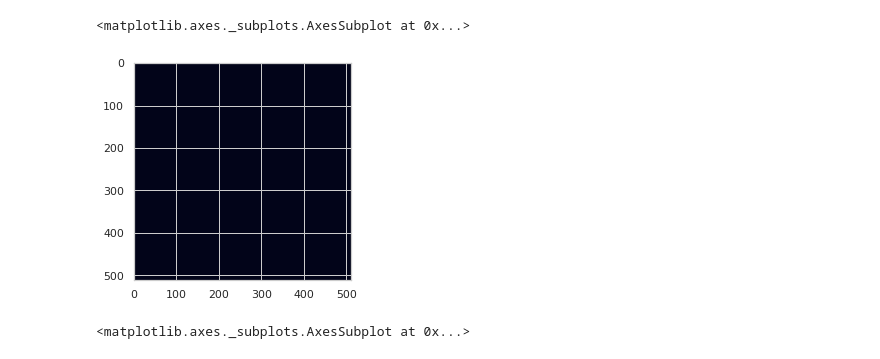
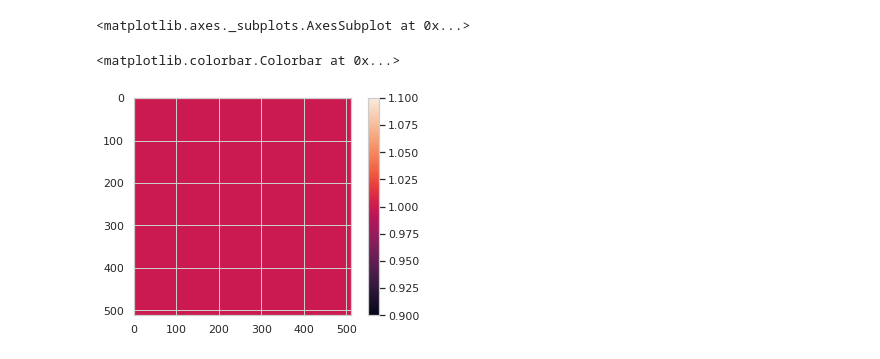
Before and after one commit to mblackgeo/AntarcticRockOutcrop, a Jupyter notebook: burton_johnson_model.ipynb, the cells around one changed output. Saved outputs shown, nothing was run; the diff lists cells and outputs as text; code cells hidden in the pictures.

```diff
--- a/burton_johnson_model.ipynb
+++ b/burton_johnson_model.ipynb
@@ -124,12 +124,13 @@ rplt.show(B10)
 <matplotlib.axes._subplots.AxesSubplot at 0x...>
 # %%
 # The example tile is landlocked. skipping coastline mask for now
-coastMaskBin = B2 > 0
+coastMaskBin = (B2 > 0).astype(int)
 
-rplt.show(coastMaskBin)
+plt.imshow(coastMaskBin.squeeze())
+plt.colorbar()
 # %% [output]
+<matplotlib.colorbar.Colorbar at 0x...>
-[figure, old version]
+[figure, new version]
-<matplotlib.axes._subplots.AxesSubplot at 0x...>
 # %%
 toc = time.time()
 print(" Loaded & Coast Masked (%.02fs)." % (toc - tic))
```
Also changed, not shown: parts of 10 cells of this notebook.
